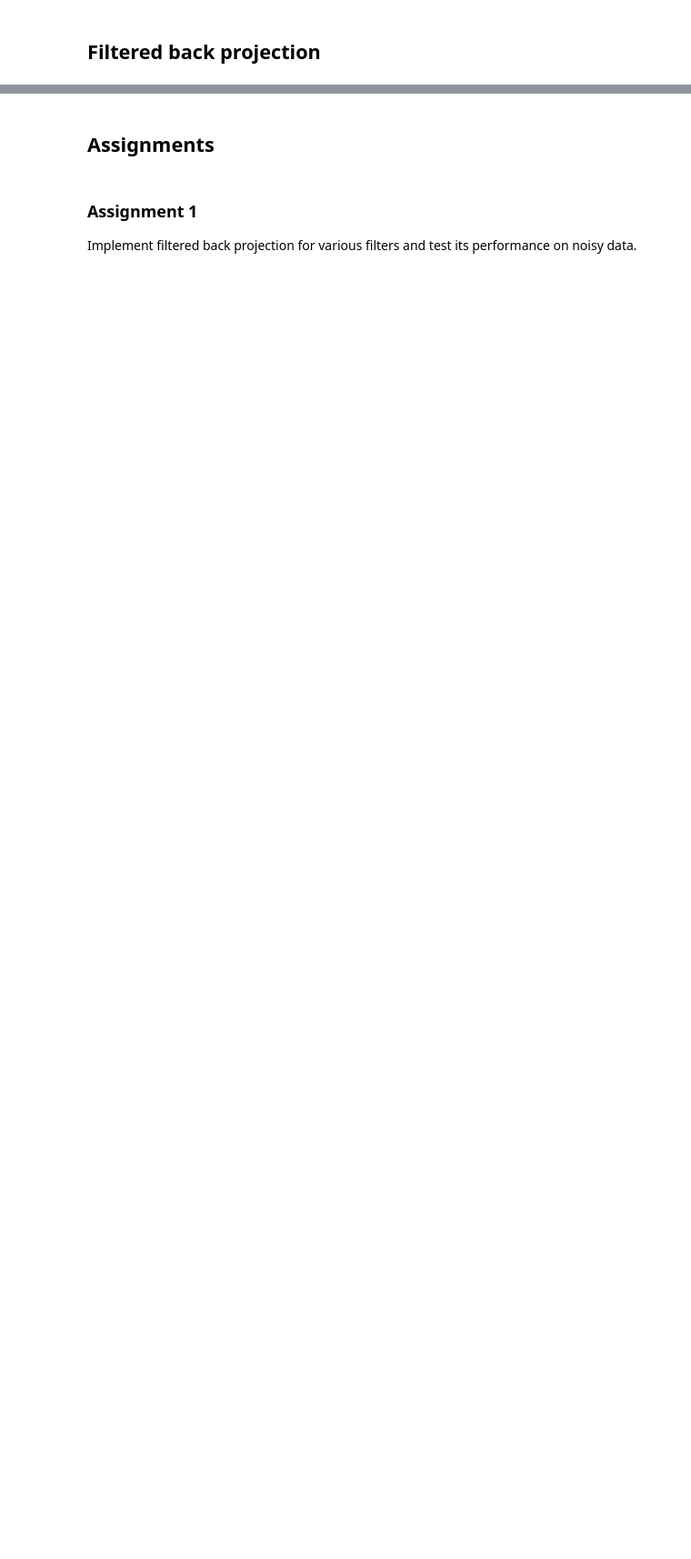
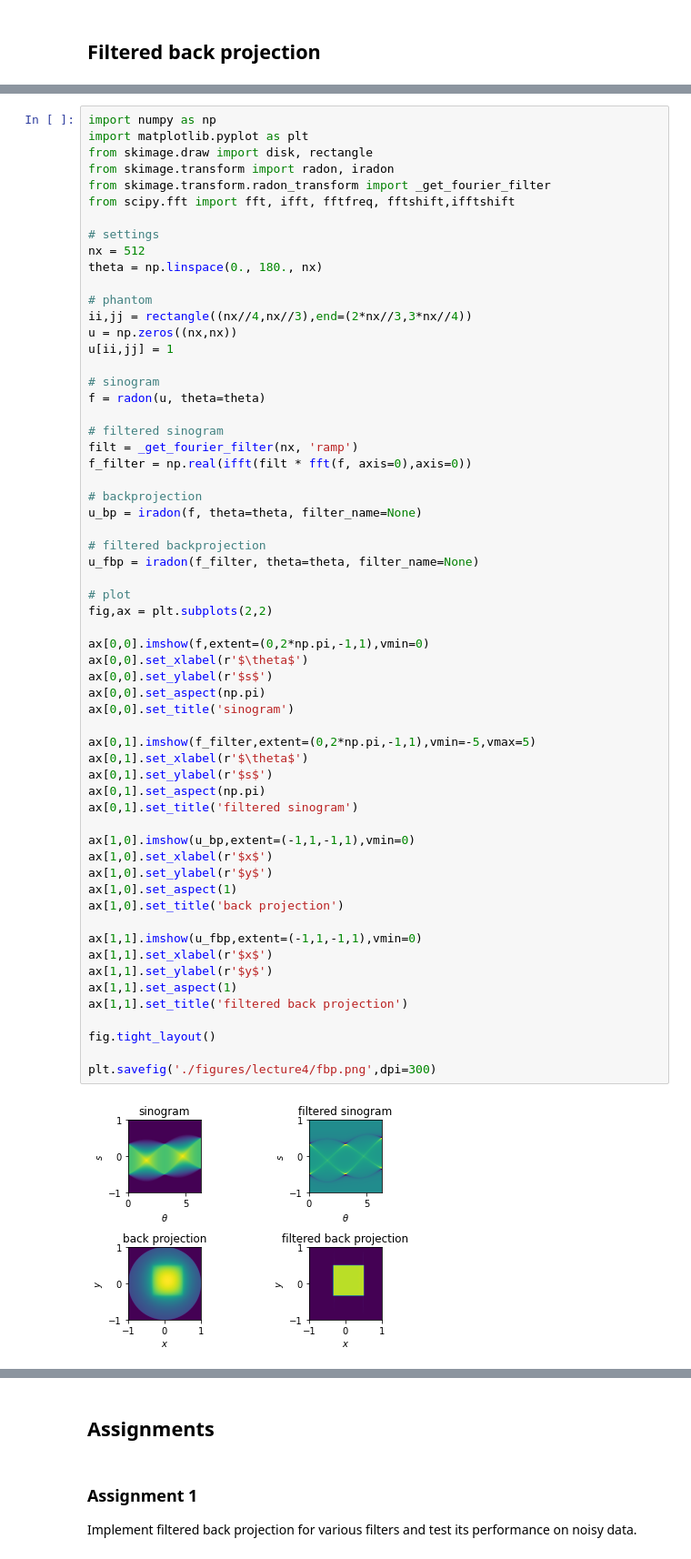
Before and after one commit to TristanvanLeeuwen/InleidingSC2-CT, a Jupyter notebook: lectures/lecture4.ipynb, the cells around one changed output, grey strips where cells are left out. Shown at 91% size. Saved outputs shown, nothing was run; the diff lists cells and outputs as text; blank space fills up the shorter version.

```diff
--- a/lectures/lecture4.ipynb
+++ b/lectures/lecture4.ipynb
@@ -68,0 +127,62 @@ plt.savefig('./figures/lecture4/bp_dots.png',dpi=300)
+# %%
+import numpy as np
+import matplotlib.pyplot as plt
+from skimage.draw import disk, rectangle
+from skimage.transform import radon, iradon
+from skimage.transform.radon_transform import _get_fourier_filter
+from scipy.fft import fft, ifft, fftfreq, fftshift,ifftshift
+
+# settings
+nx = 512
+theta = np.linspace(0., 180., nx)
+
+# phantom
+ii,jj = rectangle((nx//4,nx//3),end=(2*nx//3,3*nx//4))
+u = np.zeros((nx,nx))
+u[ii,jj] = 1
+
+# sinogram
+f = radon(u, theta=theta)
+
+# filtered sinogram
+filt = _get_fourier_filter(nx, 'ramp')
+f_filter = np.real(ifft(filt * fft(f, axis=0),axis=0))
+
+# backprojection
+u_bp = iradon(f, theta=theta, filter_name=None)
+
+# filtered backprojection
+u_fbp = iradon(f_filter, theta=theta, filter_name=None)
+
+# plot
+fig,ax = plt.subplots(2,2)
+
+ax[0,0].imshow(f,extent=(0,2*np.pi,-1,1),vmin=0)
+ax[0,0].set_xlabel(r'$\theta$')
+ax[0,0].set_ylabel(r'$s$')
+ax[0,0].set_aspect(np.pi)
+ax[0,0].set_title('sinogram')
+
+ax[0,1].imshow(f_filter,extent=(0,2*np.pi,-1,1),vmin=-5,vmax=5)
+ax[0,1].set_xlabel(r'$\theta$')
+ax[0,1].set_ylabel(r'$s$')
+ax[0,1].set_aspect(np.pi)
+ax[0,1].set_title('filtered sinogram')
+
+ax[1,0].imshow(u_bp,extent=(-1,1,-1,1),vmin=0)
+ax[1,0].set_xlabel(r'$x$')
+ax[1,0].set_ylabel(r'$y$')
+ax[1,0].set_aspect(1)
+ax[1,0].set_title('back projection')
+
+ax[1,1].imshow(u_fbp,extent=(-1,1,-1,1),vmin=0)
+ax[1,1].set_xlabel(r'$x$')
+ax[1,1].set_ylabel(r'$y$')
+ax[1,1].set_aspect(1)
+ax[1,1].set_title('filtered back projection')
+
+fig.tight_layout()
+
+plt.savefig('./figures/lecture4/fbp.png',dpi=300)
+# %% [output]
+[figure, added]
```
Also changed, not shown: parts of 8 cells of this notebook, 3 other files.
